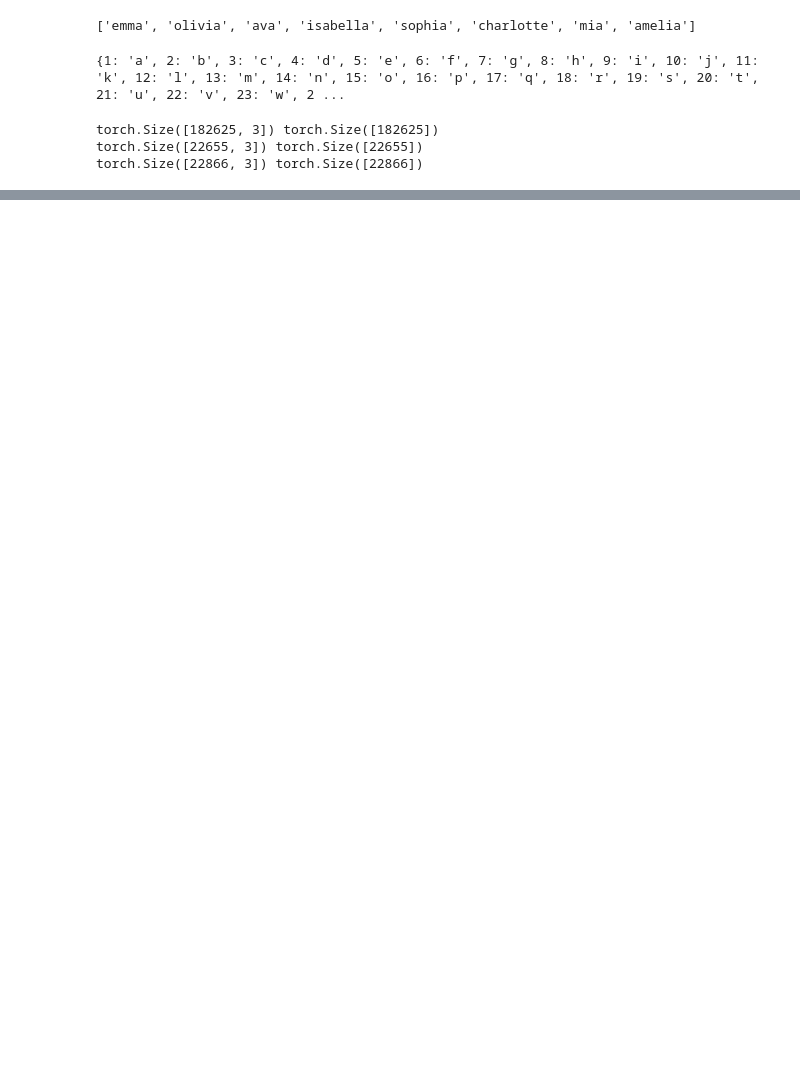
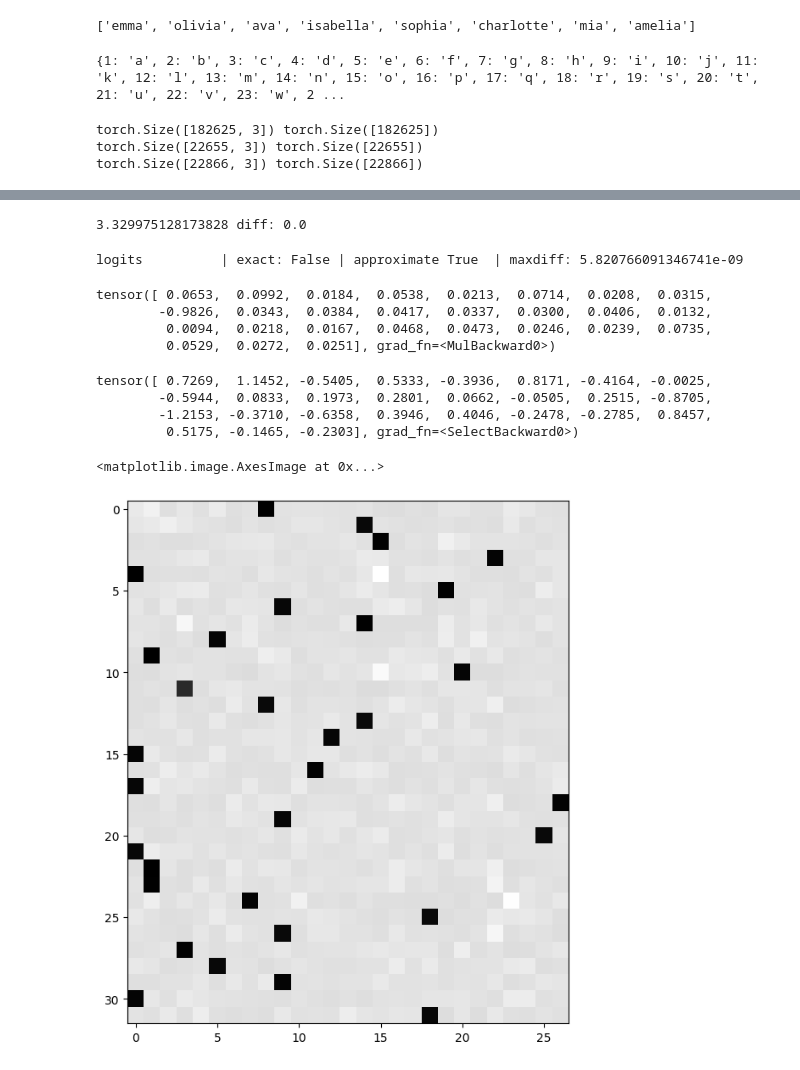
Before and after one commit to sergeevii123/makemore, a Jupyter notebook: ninja.ipynb, the cells around one changed output, grey strips where cells are left out. Saved outputs shown, nothing was run; the diff lists cells and outputs as text; code cells hidden in the pictures; blank space fills up the shorter version.

```diff
--- a/ninja.ipynb
+++ b/ninja.ipynb
@@ -56,7 +56,7 @@ def cmp(s, dt, t):
 # %%
 
 n_embed = 10
-n_hidden = 200
+n_hidden = 64
 
 g = torch.Generator().manual_seed(2147483647)
 C = torch.randn((vocab_size, n_embed), generator=g)
@@ -80,0 +81,5 @@ for p in parameters:
+# %%
+batch_size = 32
+n = batch_size
+ix = torch.randint(0, Xtr.shape[0], (batch_size,),generator=g)
+Xb, Yb = Xtr[ix], Ytr[ix]
@@ -80,0 +203,57 @@ for p in parameters:
+# %%
+# Exercise 2: backprop through cross_entropy but all in one go
+# to complete this challenge look at the mathematical expression of the loss,
+# take the derivative, simplify the expression, and just write it out
+
+# forward pass
+
+# before:
+# logit_maxes = logits.max(1, keepdim=True).values
+# norm_logits = logits - logit_maxes # subtract max for numerical stability
+# counts = norm_logits.exp()
+# counts_sum = counts.sum(1, keepdims=True)
+# counts_sum_inv = counts_sum**-1 # if I use (1.0 / counts_sum) instead then I can't get backprop to be bit exact...
+# probs = counts * counts_sum_inv
+# logprobs = probs.log()
+# loss = -logprobs[range(n), Yb].mean()
+
+# now:
+loss_fast = F.cross_entropy(logits, Yb)
+print(loss_fast.item(), 'diff:', (loss_fast - loss).item())
+# %% [output]
+3.329975128173828 diff: 0.0
+# %%
+# backward pass
+
+# -----------------
+# YOUR CODE HERE :)
+dlogits = F.softmax(logits,dim=1) # TODO. my solution is 3 lines
+# for r,c in enumerate(Yb):
+    # dlogits[r,c]-=1
+dlogits[range(n), Yb]-=1
+dlogits/=n
+# -----------------
+
+cmp('logits', dlogits, logits) # I can only get approximate to be true, my maxdiff is 6e-9
+# %% [output]
+logits          | exact: False | approximate True  | maxdiff: 5.820766091346741e-09
+# %%
+dlogits[0]*n
+# %% [output]
+tensor([ 0.0653,  0.0992,  0.0184,  0.0538,  0.0213,  0.0714,  0.0208,  0.0315,
+        -0.9826,  0.0343,  0.0384,  0.0417,  0.0337,  0.0300,  0.0406,  0.0132,
+         0.0094,  0.0218,  0.0167,  0.0468,  0.0473,  0.0246,  0.0239,  0.0735,
+         0.0529,  0.0272,  0.0251], grad_fn=<MulBackward0>)
+# %%
+logits[0]
+# %% [output]
+tensor([ 0.7269,  1.1452, -0.5405,  0.5333, -0.3936,  0.8171, -0.4164, -0.0025,
+        -0.5944,  0.0833,  0.1973,  0.2801,  0.0662, -0.0505,  0.2515, -0.8705,
+        -1.2153, -0.3710, -0.6358,  0.3946,  0.4046, -0.2478, -0.2785,  0.8457,
+         0.5175, -0.1465, -0.2303], grad_fn=<SelectBackward0>)
+# %%
+plt.figure(figsize=(8,8))
+plt.imshow(dlogits.detach(), cmap='gray')
+# %% [output]
+<matplotlib.image.AxesImage at 0x...>
+[figure, added]
```
Also changed, not shown: parts of 11 cells of this notebook.
